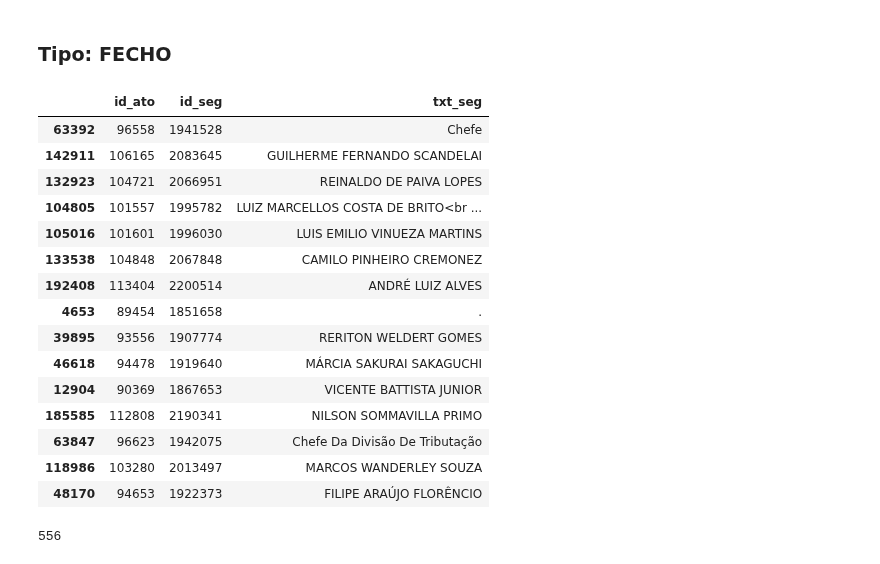
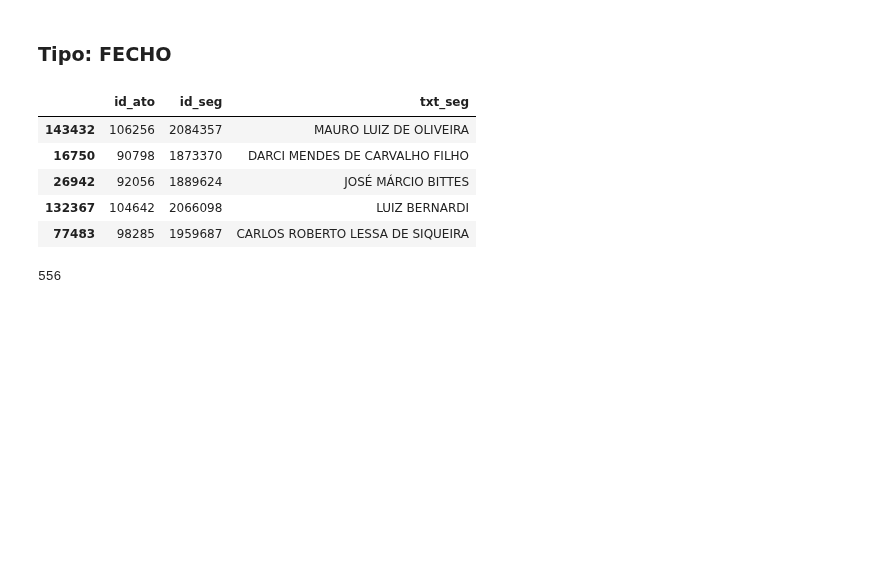
Before and after one commit to correialc/saan, a Jupyter notebook: analise-exploratoria.ipynb, the cells around one changed output. Saved outputs shown, nothing was run; the diff lists cells and outputs as text; code cells hidden in the pictures; blank space fills up the shorter version.

```diff
--- a/analise-exploratoria.ipynb
+++ b/analise-exploratoria.ipynb
@@ -464,24 +464,14 @@ Name: 60008, dtype: object
 # %% [markdown]
 ### Tipo: FECHO
 # %%
-df_seg[df_seg['tipo_seg']=='Fecho'][['id_ato','id_seg','txt_seg']].sample(15)
+df_seg[df_seg['tipo_seg']=='Fecho'][['id_ato','id_seg','txt_seg']].sample(5)
 # %% [output]
 |  | id_ato | id_seg | txt_seg |
-| 63392 | 96558 | 1941528 | Chefe |
-| 142911 | 106165 | 2083645 | GUILHERME FERNANDO SCANDELAI |
-| 132923 | 104721 | 2066951 | REINALDO DE PAIVA LOPES |
-| 104805 | 101557 | 1995782 | LUIZ MARCELLOS COSTA DE BRITO<br ... |
-| 105016 | 101601 | 1996030 | LUIS EMILIO VINUEZA MARTINS |
-| 133538 | 104848 | 2067848 | CAMILO PINHEIRO CREMONEZ |
-| 192408 | 113404 | 2200514 | ANDRÉ LUIZ ALVES |
-| 4653 | 89454 | 1851658 | . |
-| 39895 | 93556 | 1907774 | RERITON WELDERT GOMES |
-| 46618 | 94478 | 1919640 | MÁRCIA SAKURAI SAKAGUCHI |
-| 12904 | 90369 | 1867653 | VICENTE BATTISTA JUNIOR |
-| 185585 | 112808 | 2190341 | NILSON SOMMAVILLA PRIMO |
-| 63847 | 96623 | 1942075 | Chefe Da Divisão De Tributação |
-| 118986 | 103280 | 2013497 | MARCOS WANDERLEY SOUZA |
-| 48170 | 94653 | 1922373 | FILIPE ARAÚJO FLORÊNCIO |
+| 143432 | 106256 | 2084357 | MAURO LUIZ DE OLIVEIRA |
+| 16750 | 90798 | 1873370 | DARCI MENDES DE CARVALHO FILHO |
+| 26942 | 92056 | 1889624 | JOSÉ MÁRCIO BITTES |
+| 132367 | 104642 | 2066098 | LUIZ BERNARDI |
+| 77483 | 98285 | 1959687 | CARLOS ROBERTO LESSA DE SIQUEIRA |
 # %%
 # Segmentos preenchido com caractere ponto sozinho
 regex = '^(\.)'
```
Also changed, not shown: parts of 8 cells of this notebook.
